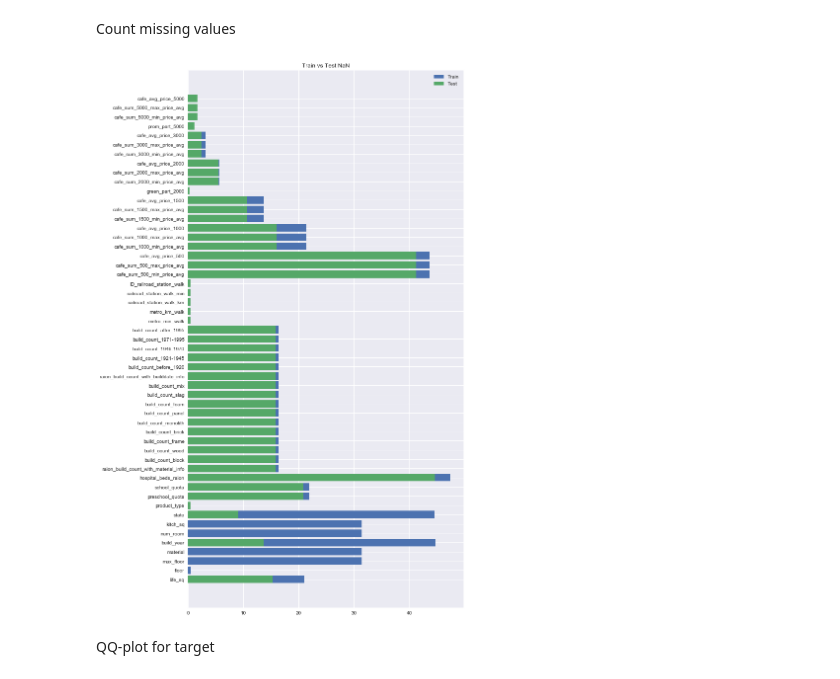
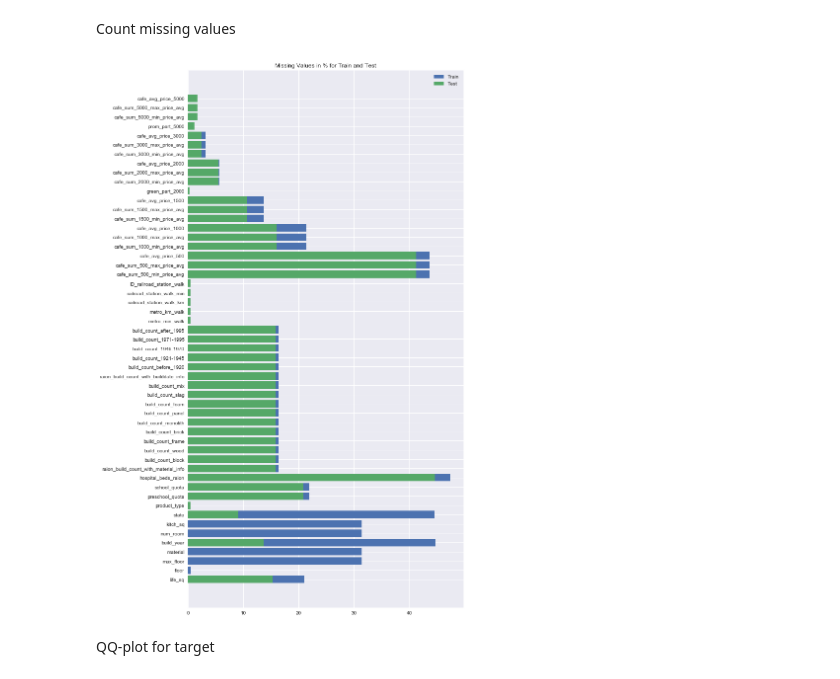
Before and after one commit to kirilldolmatov/SRHM, a Jupyter notebook: SRHM.ipynb, the cells around one changed output. Drawn from its saved outputs; the diff is of its cells as text; code cells hidden in the pictures.

```diff
--- a/SRHM.ipynb
+++ b/SRHM.ipynb
@@ -13,12 +13,12 @@ pd.set_option('display.max_columns', 500)
 # %% [markdown]
 ### Data Overview
 # %%
-test_df = pd.read_csv("data/test.csv")
+test_df = pd.read_csv("data/test.csv", parse_dates=['timestamp'])
 test_df.shape
 # %% [output]
 (7662, 291)
 # %%
-train_df = pd.read_csv("data/train.csv")
+train_df = pd.read_csv("data/train.csv", parse_dates=['timestamp'])
 train_df.shape
 # %% [output]
 (30471, 292)
@@ -120,27 +122,27 @@ Count missing values
 # %%
 missing_count_train = (train_df.isnull().sum() / train_df.shape[0]).to_dict()
 missing_count_test = (test_df.isnull().sum() / test_df.shape[0]).to_dict()
 missing_all = {key: (value, missing_count_test[key]) for key, value in missing_count_train.items()
        if not (value == 0.0 and missing_count_test[key] == 0)}
 
 ticks, missing_train, missing_test = [], [], []
-for key, data_list in new.items():
+for key, data_list in missing_all.items():
     train, test = data_list
     missing_train.append(train * 100.0)
     missing_test.append(test * 100.0)
     ticks.append(key)
 
 ind = np.arange(len(ticks))
 fig, ax = plt.subplots()
 fig.set_size_inches(10, 20)
-ax.set_title("Train vs Test NaN")
+ax.set_title("Missing Values in % for Train and Test")
 
 barh1 = ax.barh(ind, missing_train)
 barh2 = ax.barh(ind, missing_test)
 ax.legend((barh1[0], barh2[0]), ('Train', 'Test'))
 yticks(ind, ticks);
 # %% [output]
-[figure, old version]
+[figure, new version]
 # %% [markdown]
 QQ-plot for target
 # %%
```
Also changed, not shown: parts of 13 cells of this notebook.
